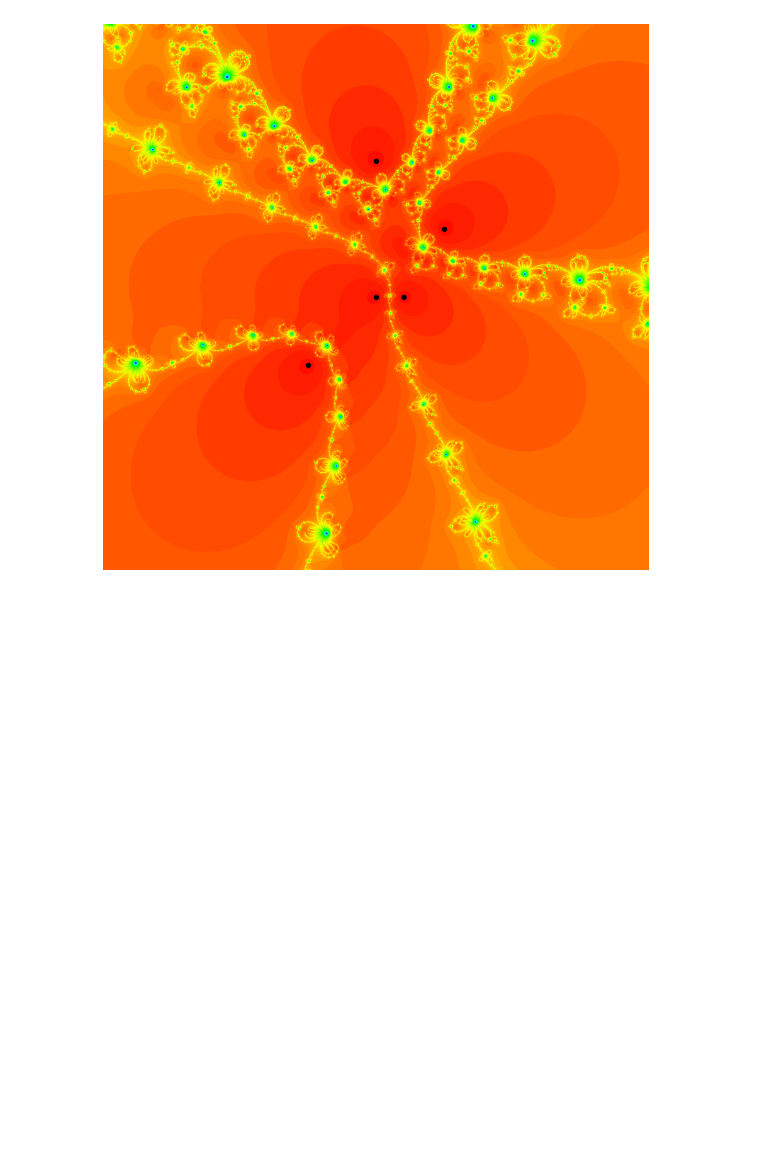
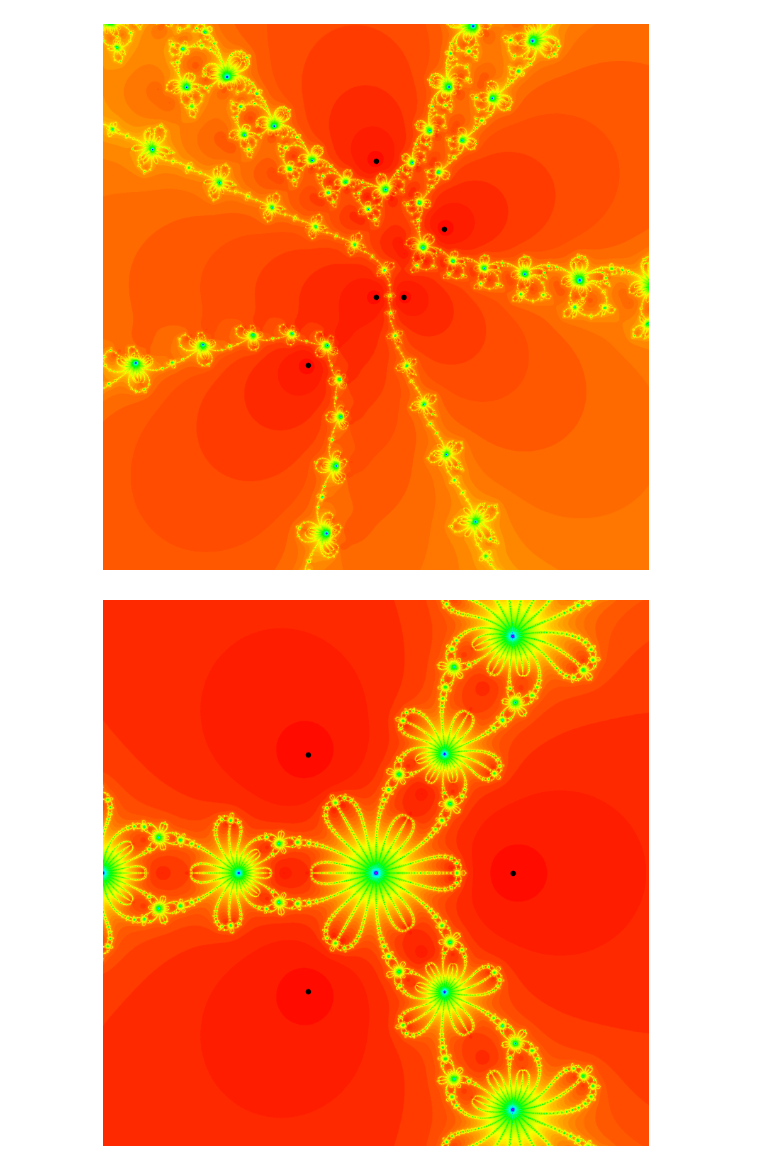
Before and after one commit to davidrosado4/damped-Traub-method, a Jupyter notebook: damped-traub.ipynb, the cells around one changed output. Drawn from its saved outputs; the diff is of its cells as text; code cells hidden in the pictures; blank space fills up the shorter version.

Commit message:
symmetry plots

```diff
--- a/damped-traub.ipynb
+++ b/damped-traub.ipynb
@@ -38,3 +38,12 @@ def der_f(z):
 plot_damped_traub(f, der_f, xmin=-2,xmax=2, ymin=-2, ymax=2, delta = 1)
 # %% [output]
 [figure]
+# %%
+def f(z):
+    return z**3 -1
+
+def der_f(z):
+    return 3*z**2
+plot_damped_traub(f, der_f, xmin=-2,xmax=2, ymin=-2, ymax=2, delta = 1, max_iter=100)
+# %% [output]
+[figure, added]
```
Also changed, not shown: parts of 1 cell of this notebook.
